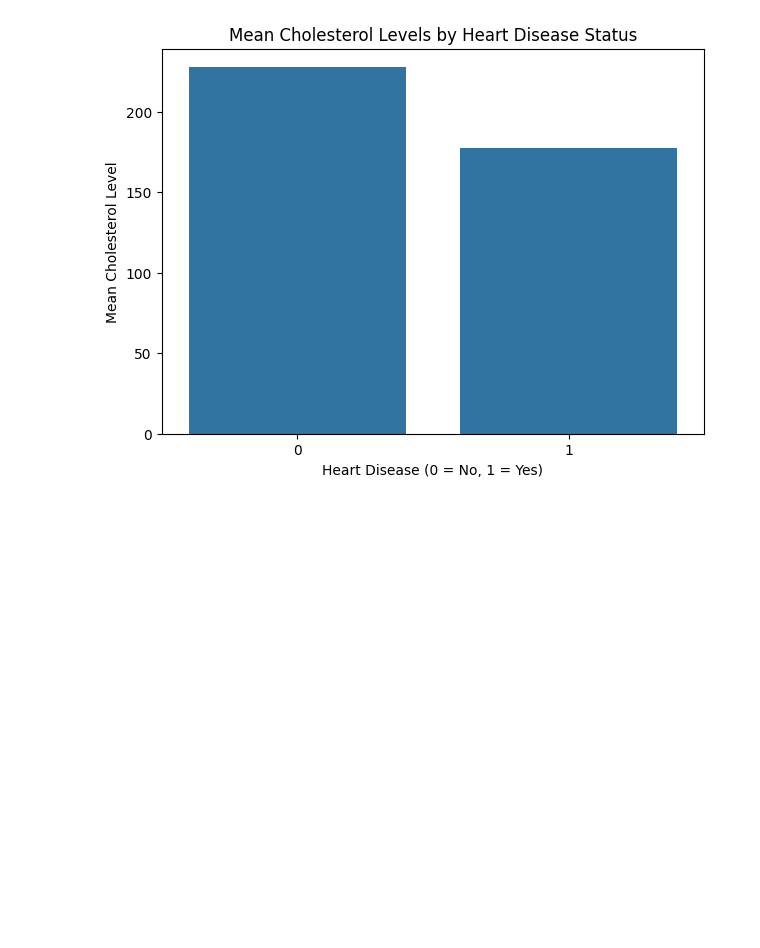
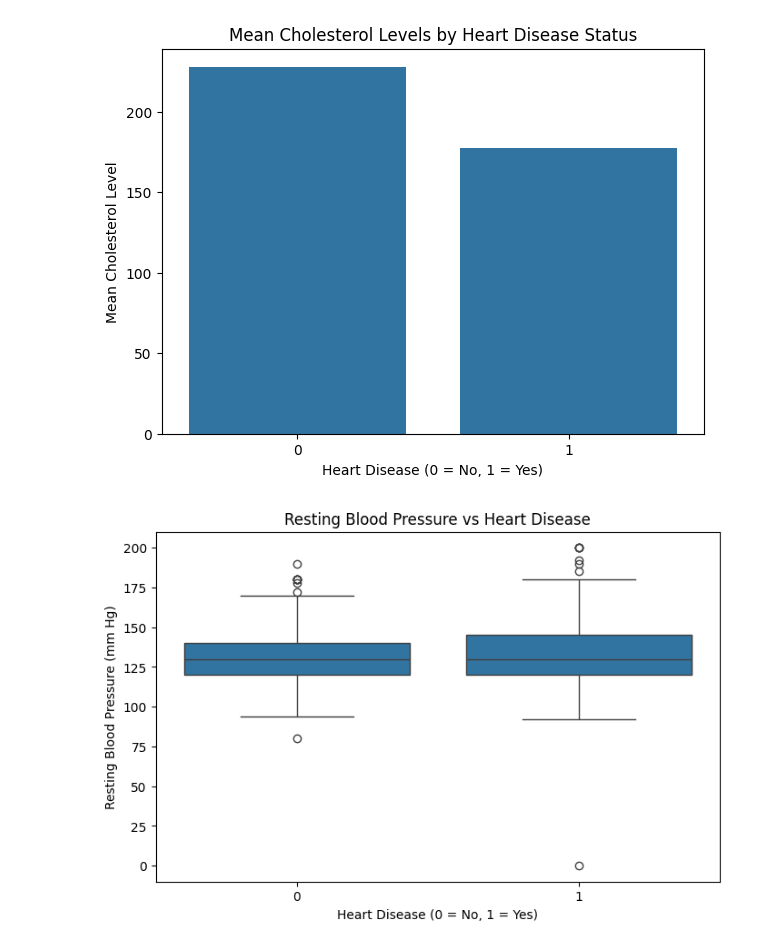
Before and after one commit to stanleyotieno1/Data-analysis-assignment, a Jupyter notebook: Jupyter-files/health.ipynb, the cells around one changed output. Saved outputs shown, nothing was run; the diff lists cells and outputs as text; code cells hidden in the pictures; blank space fills up the shorter version.

Commit message:
Data Analysis

```diff
--- a/Jupyter-files/health.ipynb
+++ b/Jupyter-files/health.ipynb
@@ -262,3 +262,12 @@ plt.ylabel("Mean Cholesterol Level")
 plt.show()
 # %% [output]
 [figure]
+# %%
+plt.figure(figsize=(8,5))
+sns.boxplot(data=health_df, x='heart_disease', y='trestbps')
+plt.title("Resting Blood Pressure vs Heart Disease")
+plt.xlabel("Heart Disease (0 = No, 1 = Yes)")
+plt.ylabel("Resting Blood Pressure (mm Hg)")
+plt.show()
+# %% [output]
+[figure, added]
```
Also changed, not shown: parts of 3 cells of this notebook.
